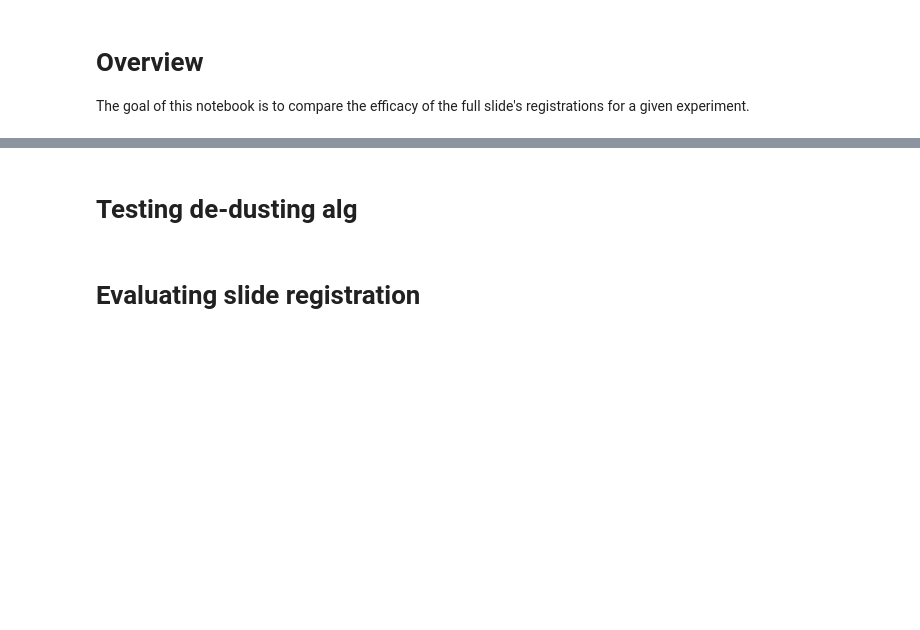
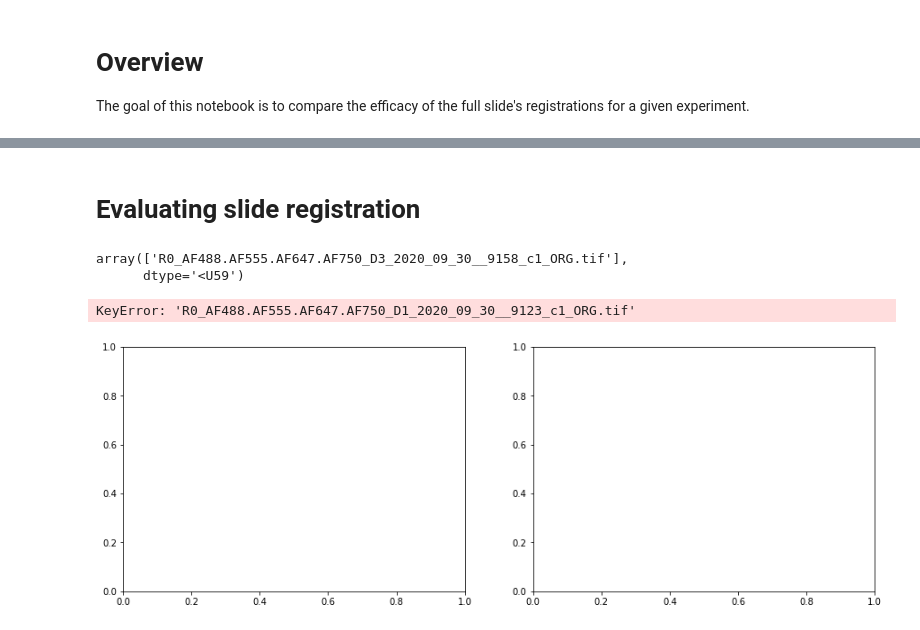
Before and after one commit to nathanieljevans/cyclicIF_registration, a Jupyter notebook: full_slide_registration_evaluation.ipynb, the cells around one changed output, grey strips where cells are left out. Saved outputs shown, nothing was run; the diff lists cells and outputs as text; code cells hidden in the pictures; blank space fills up the shorter version.

```diff
--- a/full_slide_registration_evaluation.ipynb
+++ b/full_slide_registration_evaluation.ipynb
@@ -36,9 +37,9 @@ args = args()
 # %%
-img_file_names = [x for x in os.listdir(args.input[0]) if x[-4:] == '.tif']
+img_file_names = [x for x in os.listdir(reg_path) if x[-4:] == '.tif']
 parsed_names = pd.DataFrame([parse_file_name(x) for x in img_file_names])
 
 # filter to slide/scene
-parsed_names = parsed_names[lambda x: (x.slide_name == args.slide[0]) & (x.scene == args.scene[0])]
+parsed_names = parsed_names[lambda x: (x.slide_name == slide_name) & (x.scene == scene_name)]
 
 # grab only the dapi channel
 parsed_names = parsed_names[lambda x: x.color_channel == 'c1']
@@ -47,2 +55,2 @@ parsed_names.head()
 # %%
-imgs_reg = utils.load_imgs_mt(parsed_names.original.values, '/mnt/e/CycIF_analysis/registration_outputs/test_restitched/')
+imgs_reg = utils.load_imgs_mt(parsed_names.original.values, reg_path)
@@ -49,2 +65,2 @@ imgs_reg = utils.load_imgs_mt(parsed_names.original.values, '/mnt/e/CycIF_analys
 # %%
-imgs_unreg = utils.load_imgs_mt(parsed_names.original.values, '/mnt/z/Marilyne/Axioscan/6-Dhivya/split/No_Scene/')
+imgs_unreg = utils.load_imgs_mt(parsed_names.original.values, unreg_path)
@@ -51,2 +74,0 @@ imgs_unreg = utils.load_imgs_mt(parsed_names.original.values, '/mnt/z/Marilyne/A
-# %% [markdown]
-# Testing de-dusting alg
@@ -112,4 +76,0 @@ sitk.GetArrayFromImage(fixed).max()
-# %%
-gaussian = sitk.DiscreteGaussianImageFilter()
-gaussian.SetVariance( 10 )
-fixed_blur  = gaussian.Execute ( fixed )
@@ -122 +77,21 @@ seg_fixed = sitk.Cast(seg_fixed, sitk.sitkInt8)
+# %%
+np.array(list(imgs_reg.keys()))[[('R0' in x and 'c1' in x) for x in imgs_reg.keys()]][0]
+# %% [output]
+array(['R0_AF488.AF555.AF647.AF750_D3_2020_09_30__9158_c1_ORG.tif'],
+      dtype='<U59')
+# %%
+f,axes = plt.subplots(1,2, figsize=(15,5))
+
+R0_name = np.array(list(imgs_reg.keys()))[[('R0' in x and 'c1' in x) for x in imgs_reg.keys()]][0]
+fixed = imgs_reg['R0_AF488.AF555.AF647.AF750_D1_2020_09_30__9123_c1_ORG.tif']
+
+utils.myshow(fixed[::10, ::10], ax=axes.flat[0], title='raw')
+seg_fixed = fixed_blur > np.quantile(sitk.GetArrayFromImage(fixed_blur), 0.75)
+utils.myshow(seg_fixed[::10, ::10], ax=axes.flat[1], title='segmented')
+plt.suptitle('fixed slide')
+
+plt.show()
+# %% [output]
+KeyError: 'R0_AF488.AF555.AF647.AF750_D1_2020_09_30__9123_c1_ORG.tif'
+[figure, added]
 # %%
```
Also changed, not shown: parts of 15 cells of this notebook, 8 other files.
